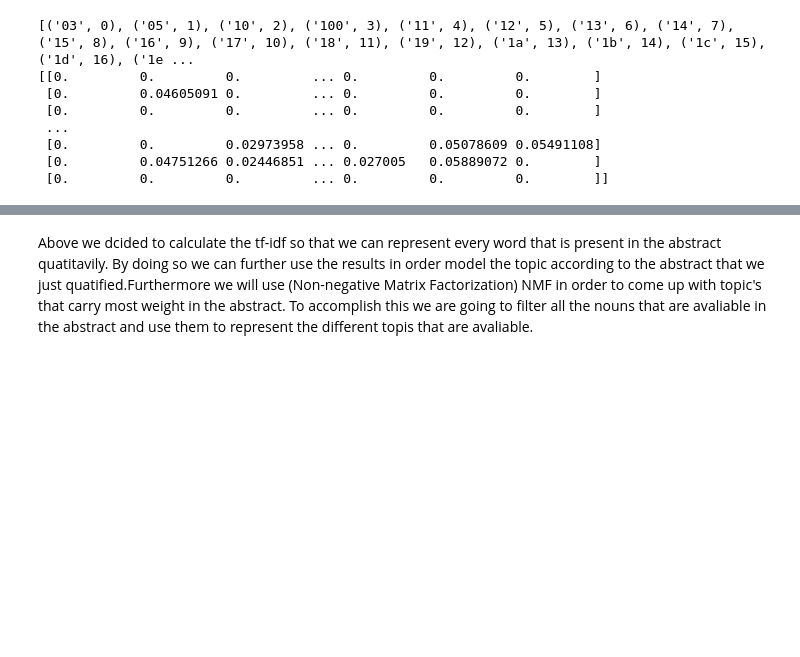
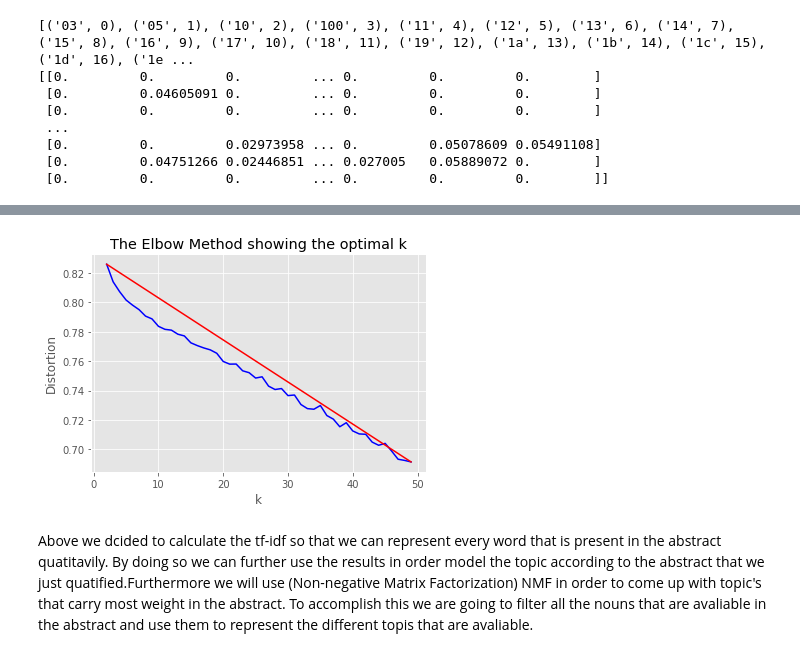
Before and after one commit to marwagaser/NLP_Project, a Jupyter notebook: NLP Project master.ipynb, the cells around one changed output, grey strips where cells are left out. Cells and saved outputs as stored; diff of their text form; code cells hidden in the pictures; blank space fills up the shorter version.

```diff
--- a/NLP Project master.ipynb
+++ b/NLP Project master.ipynb
@@ -216,3 +198,28 @@ array([ 3,  8,  6,  4,  3,  0,  9,  2, 11,  1,  2,  6,  2, 11,  3,  6,  1,
+# %%
+from sklearn import metrics
+from scipy.spatial.distance import cdist
+
+# run kmeans with many different k
+distortions = []
+K = range(2, 50)
+for k in K:
+    k_means = KMeans(n_clusters=k, random_state=42).fit(tf_idf_norm_kmeans)
+    k_means.fit(tf_idf_norm_kmeans)
+    distortions.append(sum(np.min(cdist(tf_idf_norm_kmeans, k_means.cluster_centers_, 'euclidean'), axis=1)) / tfidf.shape[0])
+    #print('Found distortion for {} clusters'.format(k))
+# %%
+X_line = [K[0], K[-1]]
+Y_line = [distortions[0], distortions[-1]]
+
+# Plot the elbow
+plt.plot(K, distortions, 'b-')
+plt.plot(X_line, Y_line, 'r')
+plt.xlabel('k')
+plt.ylabel('Distortion')
+plt.title('The Elbow Method showing the optimal k')
+plt.show()
+# %% [output]
+[figure, added]
 # %%
 #tf- idf
 # # finding the tf-idf matrix for all the abstracts
```
Also changed, not shown: parts of 4 cells of this notebook.
